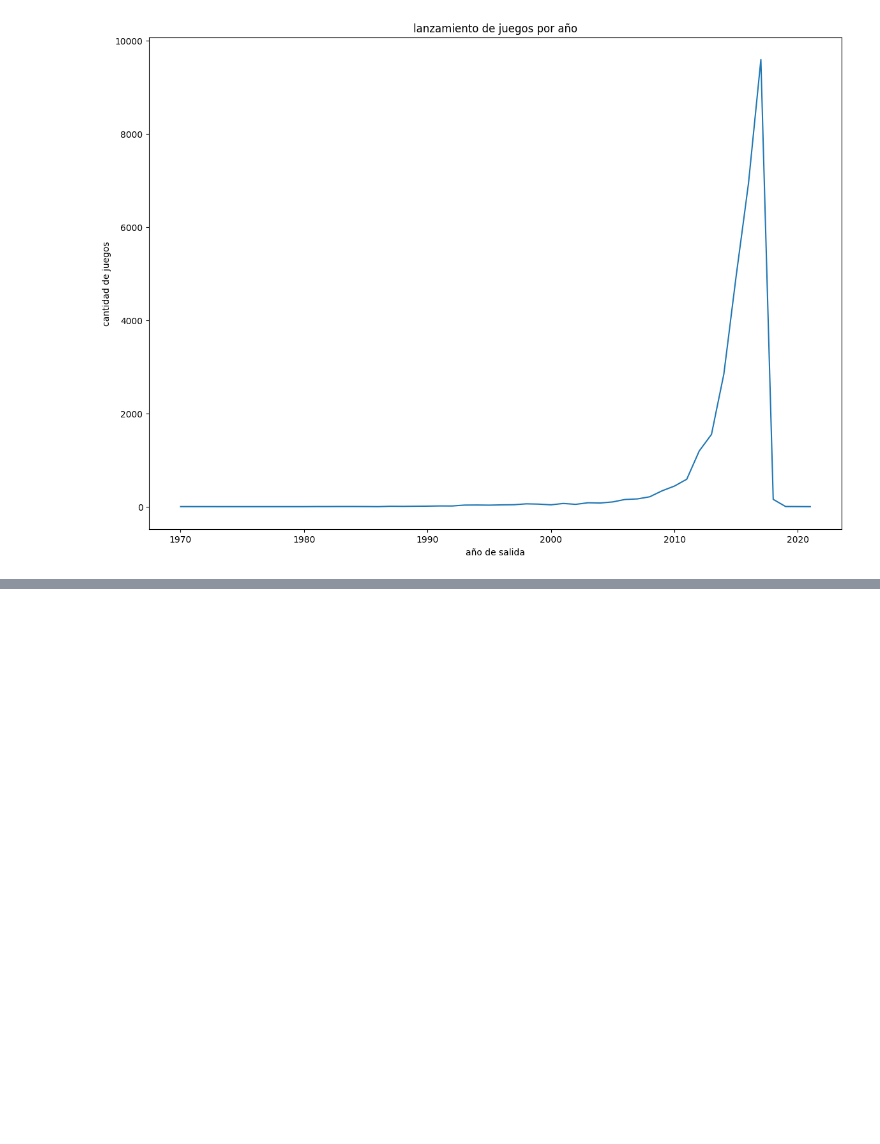
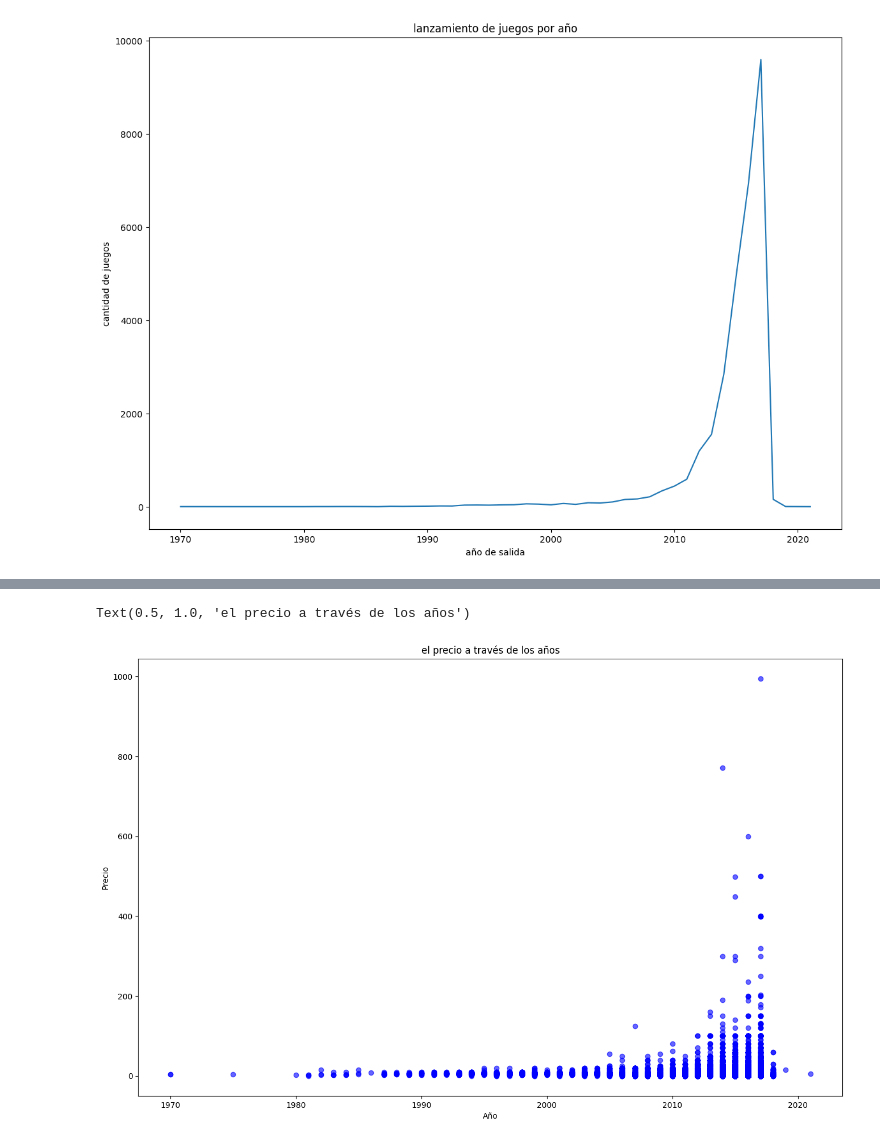
Before and after one commit to tDelbarco/PI_ML_OPS, a Jupyter notebook: ETL_&_EDA/EDA.ipynb, the cells around one changed output, grey strips where cells are left out. Cells and saved outputs as stored; diff of their text form; code cells hidden in the pictures; blank space fills up the shorter version.

```diff
--- a/ETL_&_EDA/EDA.ipynb
+++ b/ETL_&_EDA/EDA.ipynb
@@ -908,3 +918,7 @@ plt.title('lanzamiento de juegos por año')
 # %% [output]
 Text(0.5, 1.0, 'lanzamiento de juegos por año')
 [figure]
+# %%
+df_sg = pd.read_json(r"../Datasets/steam_games.json/output_steam_games.json", lines=True)
+
+precio_año = df_sg[["price","release_date"]]
@@ -910,0 +963,22 @@ Text(0.5, 1.0, 'lanzamiento de juegos por año')
+# %%
+#limpiando año
+import re
+
+pattern = r"\b\d{4}\b"#expresion regular donde  haya 4 numeros juntos
+
+# Función para aplicar la expresión regular
+def obtener_año(value):
+    match = re.search(pattern, str(value))
+    if match:
+        return match.group()
+    else:
+        return value
+
+# Aplicar la función a la columna release_date
+precio_año["release_date"] = precio_año["release_date"].apply(obtener_año)
+
+no_anio = etf.valores_no_numericos(precio_año["release_date"])#la funcion devuelveuna lista y la guardo en una variable
+
+precio_año = precio_año[~precio_año["release_date"].isin(no_anio)]# filtrando el df en donde release_date NO tiene los valores que obtuvimos que no se podian pasar a numerico y sobrescribimos el dataframe con este sin esos valores
+
+precio_año["release_date"] = pd.to_datetime(precio_año["release_date"], errors="coerce").dt.year
@@ -910,0 +1012,9 @@ Text(0.5, 1.0, 'lanzamiento de juegos por año')
+# %%
+plt.figure(figsize=(16, 10))
+plt.scatter(precio_año["release_date"],precio_año["price"], marker="o", color="blue",alpha=0.6)
+plt.xlabel("Año")
+plt.ylabel("Precio")
+plt.title("el precio a través de los años")
+# %% [output]
+Text(0.5, 1.0, 'el precio a través de los años')
+[figure, added]
```
Also changed, not shown: parts of 10 cells of this notebook, 1 other file.
